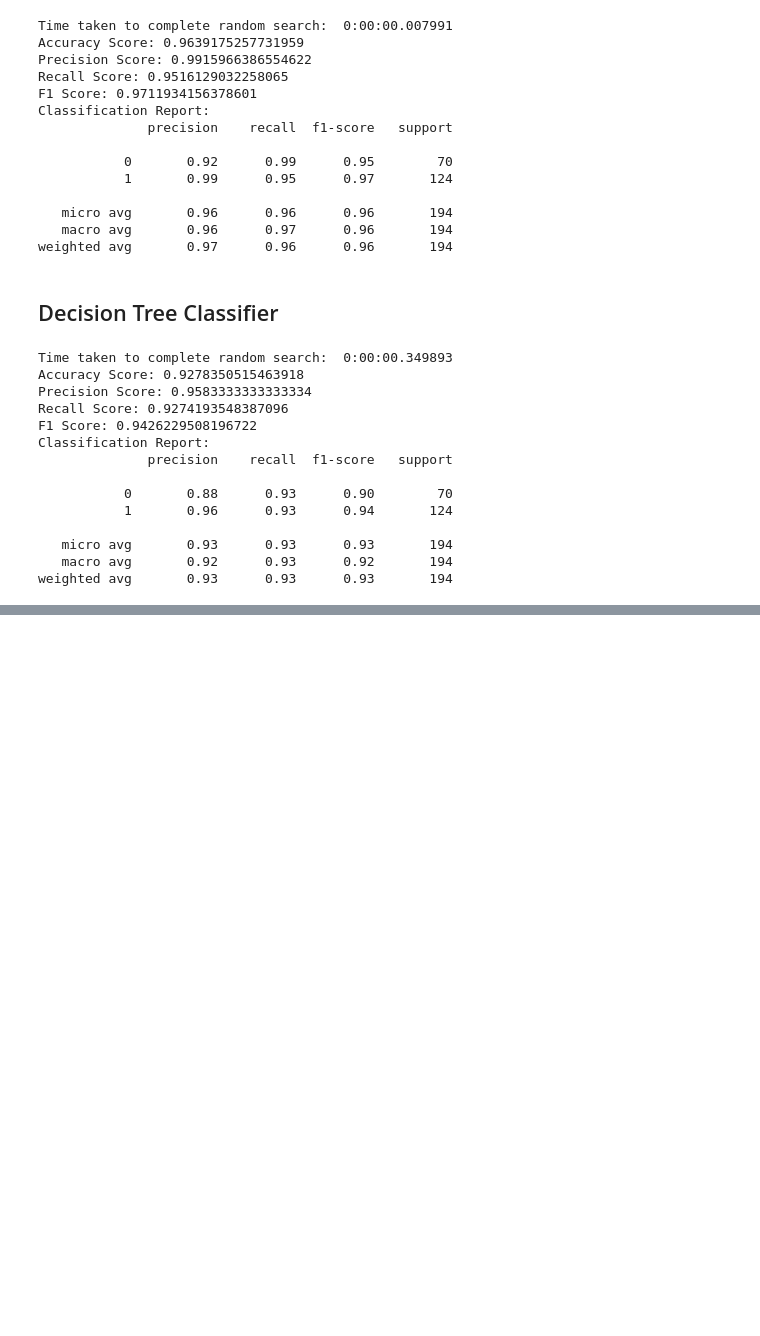
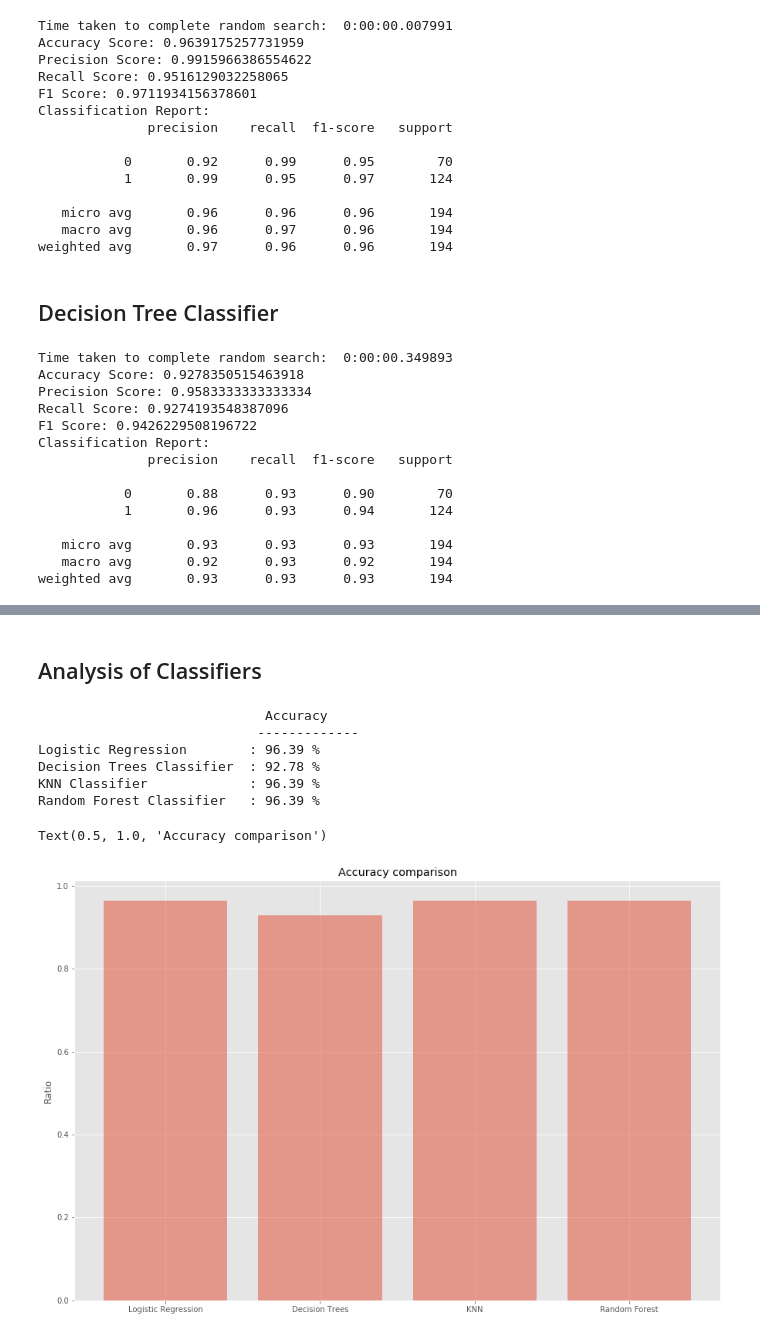
Before and after one commit to anuruddhahewawasam/PR_Assignments, a Jupyter notebook: Assignment 3 - KNN and Random Forest - 199329V.ipynb, the cells around one changed output, grey strips where cells are left out. Saved outputs shown, nothing was run; the diff lists cells and outputs as text; code cells hidden in the pictures; blank space fills up the shorter version.

Commit message:
Accurcy Comparison

```diff
--- a/Assignment 3 - KNN and Random Forest - 199329V.ipynb
+++ b/Assignment 3 - KNN and Random Forest - 199329V.ipynb
@@ -192,0 +231,20 @@ weighted avg       0.93      0.93      0.93       194
+# %%
+st=dt.now()
+RForest = RandomForestClassifier(n_estimators = 100,
+                                      random_state = 0)
+RForest.fit(X_train, Y_train)
+print("Time taken to complete random search: ",dt.now()-st)
+
+RForest_pred = RForest.predict(X_test)
+
+#Model Evaluation
+RForest_acc = accuracy_score(Y_test, RForest_pred)
+print('Accuracy Score: ' + str(RForest_acc))
+
+print('Precision Score: ' + str(precision_score(Y_test, RForest_pred)))
+
+print('Recall Score: ' + str(recall_score(Y_test, RForest_pred)))
+
+print('F1 Score: ' + str(f1_score(Y_test, RForest_pred)))
+
+print('Classification Report: \n' + str(classification_report(Y_test, RForest_pred)))
@@ -192,0 +266,30 @@ weighted avg       0.93      0.93      0.93       194
+# %% [markdown]
+## Analysis of Classifiers
+# %%
+# Comparision of accurcy
+print('\n                             Accuracy')
+print('                            -------------')
+
+print('Logistic Regression        : {:.04} %'.format(LR_acc * 100))
+print('Decision Trees Classifier  : {:.04} %'.format(DTree_acc * 100))
+print('KNN Classifier             : {:.04} %'.format(knn_acc * 100))
+print('Random Forest Classifier   : {:.04} %'.format(RForest_acc * 100))
+# %% [output]
+                             Accuracy
+                            -------------
+Logistic Regression        : 96.39 %
+Decision Trees Classifier  : 92.78 %
+KNN Classifier             : 96.39 %
+Random Forest Classifier   : 96.39 %
+# %%
+figure = plt.figure(figsize=(15, 10))
+# Visualizing the accuracy comparison results
+objects = ['Logistic Regression', 'Decision Trees', 'KNN', 'Random Forest']
+y_pos = np.arange(len(objects))
+plt.bar(y_pos,[LR_acc,DTree_acc,knn_acc,RForest_acc],alpha=0.5)
+plt.xticks(y_pos,objects)
+plt.ylabel('Ratio')
+plt.title('Accuracy comparison')
+# %% [output]
+Text(0.5, 1.0, 'Accuracy comparison')
+[figure, added]
```
Also changed, not shown: parts of 4 cells of this notebook, 1 other file.
